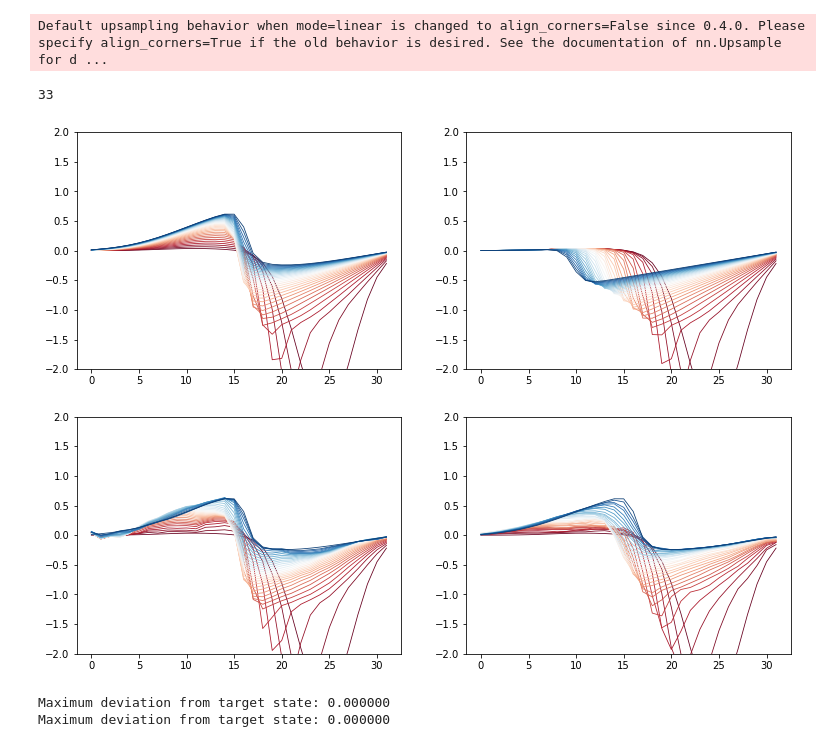
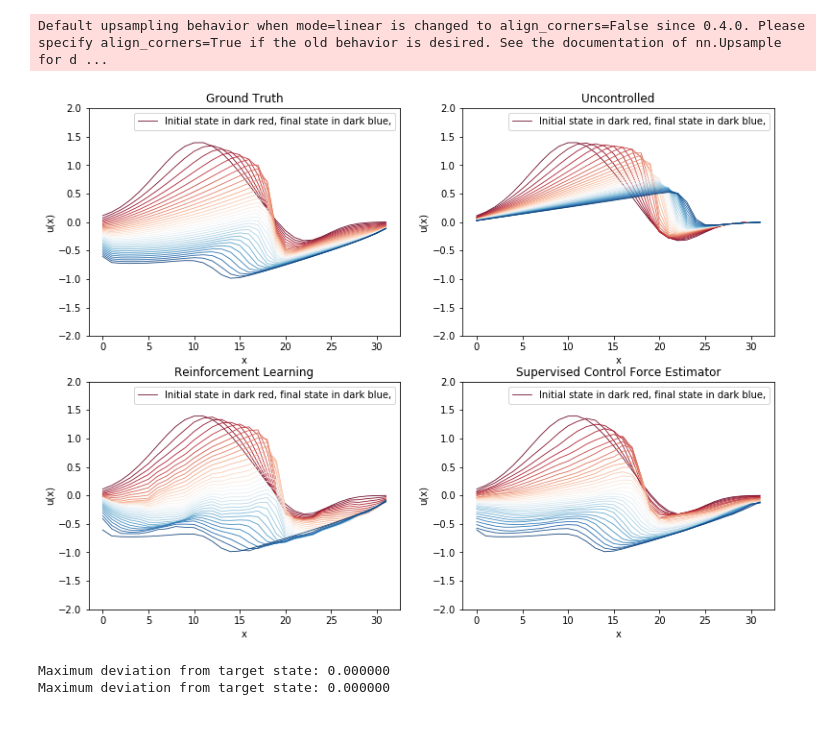
Before and after one commit to Sh0cktr4p/PDE-Control-RL, a Jupyter notebook: gym_phiflow/notebooks/RL CFE Comparison.ipynb, the cells around one changed output. Saved outputs shown, nothing was run; the diff lists cells and outputs as text; code cells hidden in the pictures.

```diff
--- a/gym_phiflow/notebooks/RL CFE Comparison.ipynb
+++ b/gym_phiflow/notebooks/RL CFE Comparison.ipynb
@@ -263,22 +268,41 @@ cfe_frames = [s.burgers.velocity.data for s in cfe_frames]
 # %% [output]
 Default upsampling behavior when mode=linear is changed to align_corners=False since 0.4.0. Please specify align_corners=True if the old behavior is desired. See the documentation of nn.Upsample for d ...
 # %%
-index_in_set = 15
+index_in_set = 8
 fig, axs = plt.subplots(2, 2, figsize=(12.8, 9.6))
+
+axs[0, 0].set_title('Ground Truth')
+axs[0, 1].set_title('Uncontrolled')
+axs[1, 0].set_title('Reinforcement Learning')
+axs[1, 1].set_title('Supervised Control Force Estimator')
 
 for subplot_idcs in [(0,0), (0,1), (1,0), (1,1)]:
     axs[subplot_idcs].set_ylim(-2, 2)
+    axs[subplot_idcs].set_xlabel('x')
+    axs[subplot_idcs].set_ylabel('u(x)')
+    axs[subplot_idcs].legend(['Initial state in dark red, final state in dark blue,'])
 
-for frame in range(0, step_count + 1):
+def plot_w_label(xy, field):
+    color = bplt.gradient_color(0, step_count+1)
+    axs[xy].plot(field[0][index_in_set].squeeze(), color=color, linewidth=0.8, label='Initial state in dark red, final state in dark blue,')
+    axs[xy].legend()
+
+# Plot the first states and create a legend for each plot
+plot_w_label((0, 0), gt_frames)
+plot_w_label((0, 1), pass_frames)
+plot_w_label((1, 0), rl_frames)
+plot_w_label((1, 1), cfe_frames)
+
+# Plot the remaining states
+for frame in range(1, step_count + 1):
     color = bplt.gradient_color(frame, step_count+1)
     plot = lambda xy, field: axs[xy].plot(field[frame][index_in_set].squeeze(), color=color, linewidth=0.8)
     plot((0,0), gt_frames)
     plot((0,1), pass_frames)
     plot((1,0), rl_frames)
     plot((1,1), cfe_frames)
 # %% [output]
-33
-[figure, old version]
+[figure, new version]
 # %%
 def infer_forces(frames):
     frames = np.array(frames)
```
Also changed, not shown: parts of 7 cells of this notebook, 6 other files.
